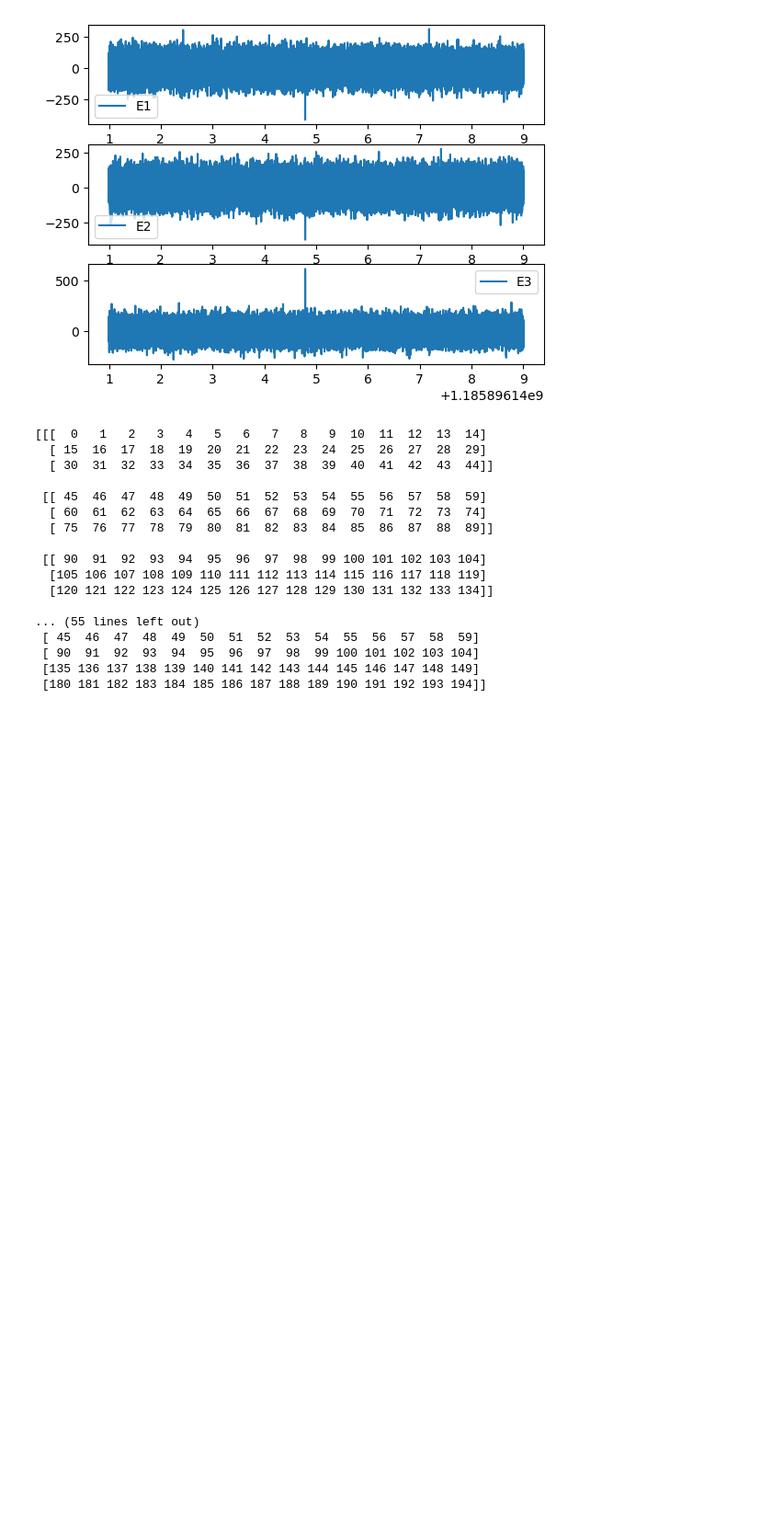
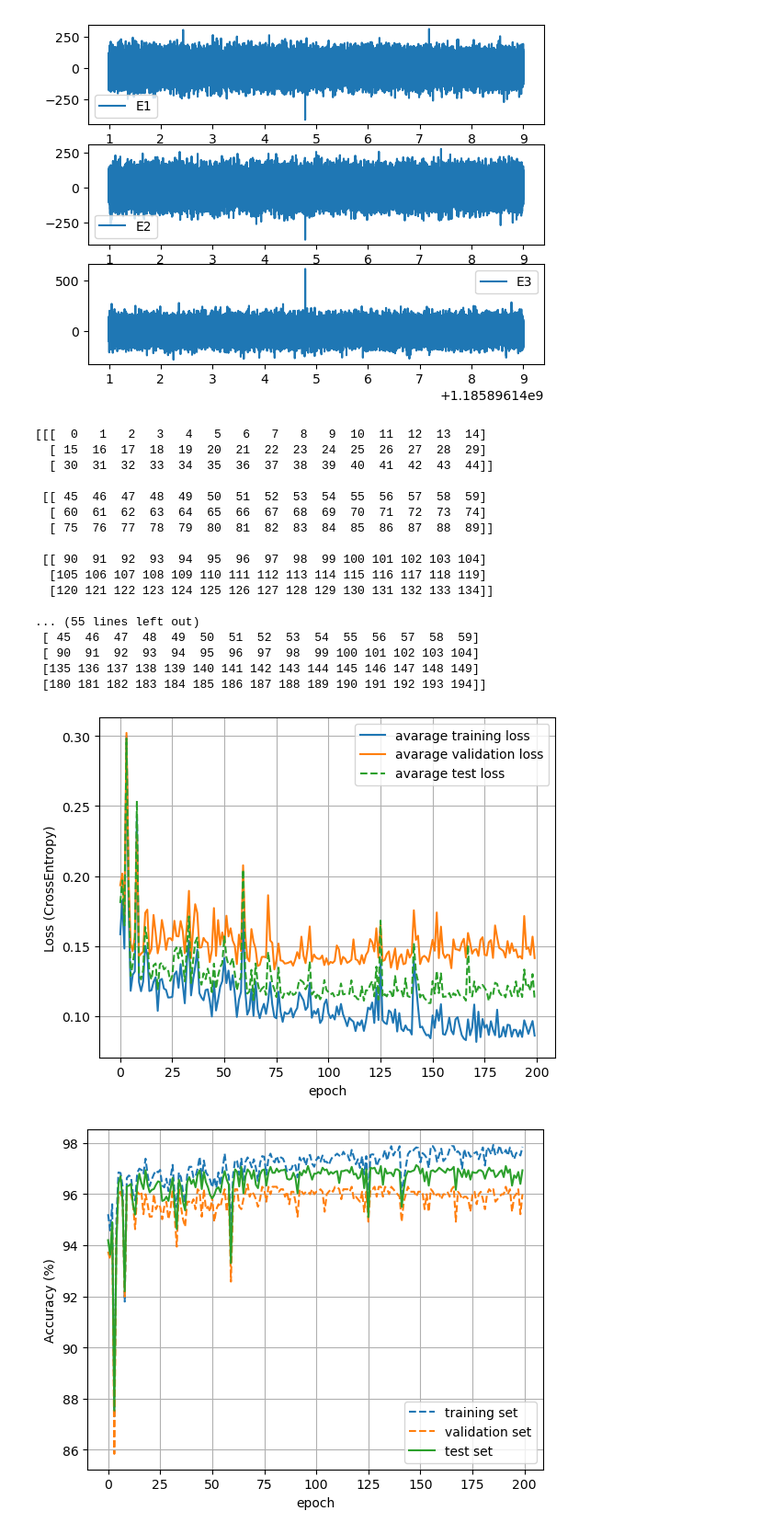
Before and after one commit to jurriaan585/Project2_CAML, a Jupyter notebook: Code/TESTER.ipynb, the cells around one changed output. Shown at 92% size. Drawn from its saved outputs; the diff is of its cells as text; code cells hidden in the pictures; blank space fills up the shorter version.

```diff
--- a/Code/TESTER.ipynb
+++ b/Code/TESTER.ipynb
@@ -413,3 +421,34 @@ print(E1.T)
  [ 90  91  92  93  94  95  96  97  98  99 100 101 102 103 104]
  [135 136 137 138 139 140 141 142 143 144 145 146 147 148 149]
  [180 181 182 183 184 185 186 187 188 189 190 191 192 193 194]]
+# %%
+import json
+output_path = 'output/Net5_longTest'
+with open(output_path+'/data_visualization_arrays_no_corrilationM.txt', 'r') as f1:
+        data_visualized = json.load(f1)
+
+
+plt.figure()
+plt.plot(data_visualized['epochs_train_loss'],label='avarage training loss')
+plt.plot(data_visualized['epochs_val_loss'], label= 'avarage validation loss')
+plt.plot(data_visualized['epochs_test_loss'], '--', label= 'avarage test loss')
+plt.legend()
+plt.grid()
+plt.ylabel('Loss (CrossEntropy)')
+plt.xlabel('epoch')
+plt.savefig(f'{output_path}/Losses_plot.pdf')
+plt.show()
+
+plt.figure()
+plt.plot(data_visualized['epochs_train_accuracy'], '--',label='training set')
+plt.plot(data_visualized['epochs_val_accuracy'], '--', label= 'validation set')
+plt.plot(data_visualized['epochs_test_accuracy'], label= 'test set')
+plt.legend()
+plt.grid()
+plt.ylabel('Accuracy (%)')
+plt.xlabel('epoch')
+plt.savefig(f'{output_path}/Accuracy_plot.pdf')
+plt.show()
+# %% [output]
+[figure, added]
+[figure, added]
```
Also changed, not shown: parts of 2 cells of this notebook, 5 other files.
